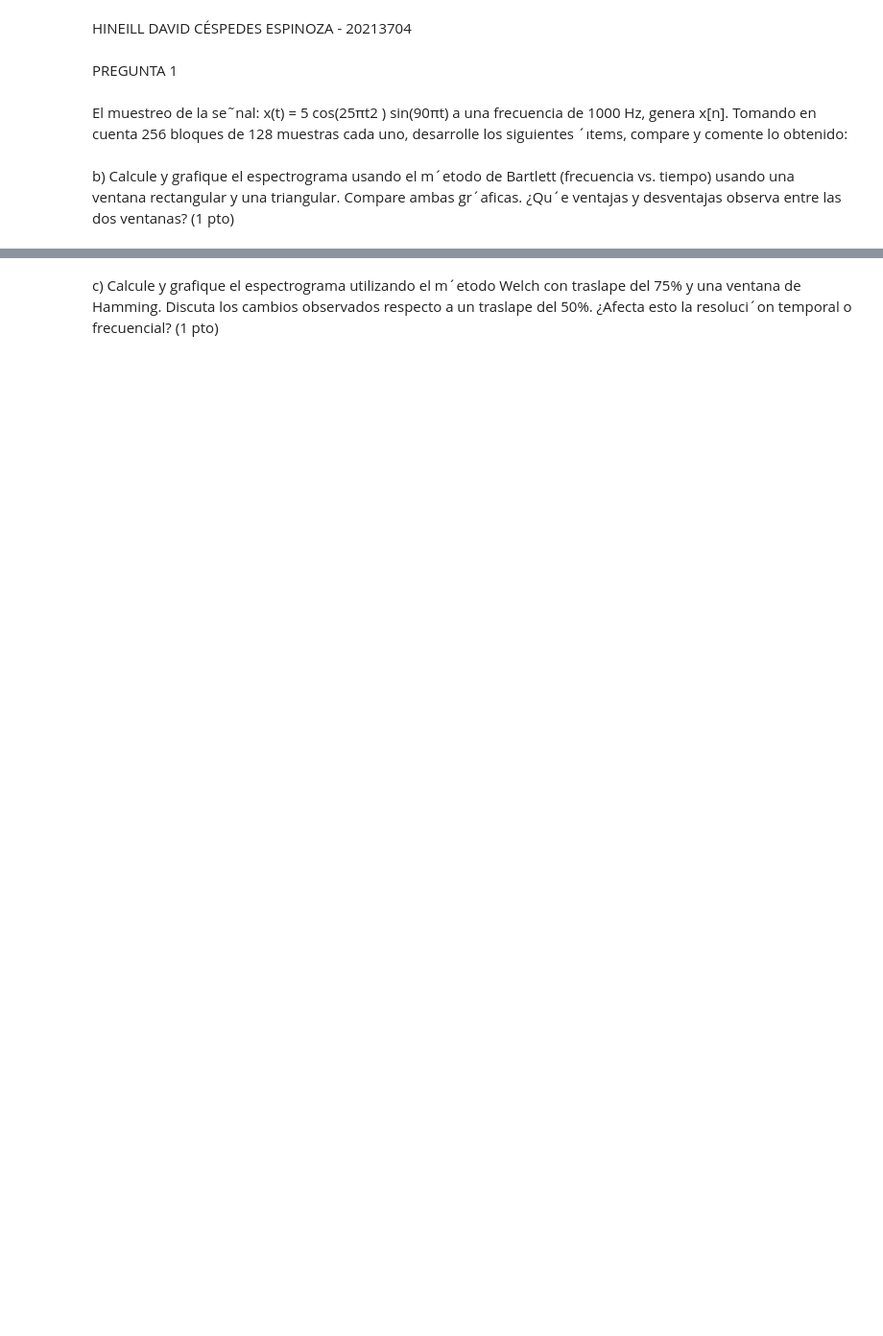
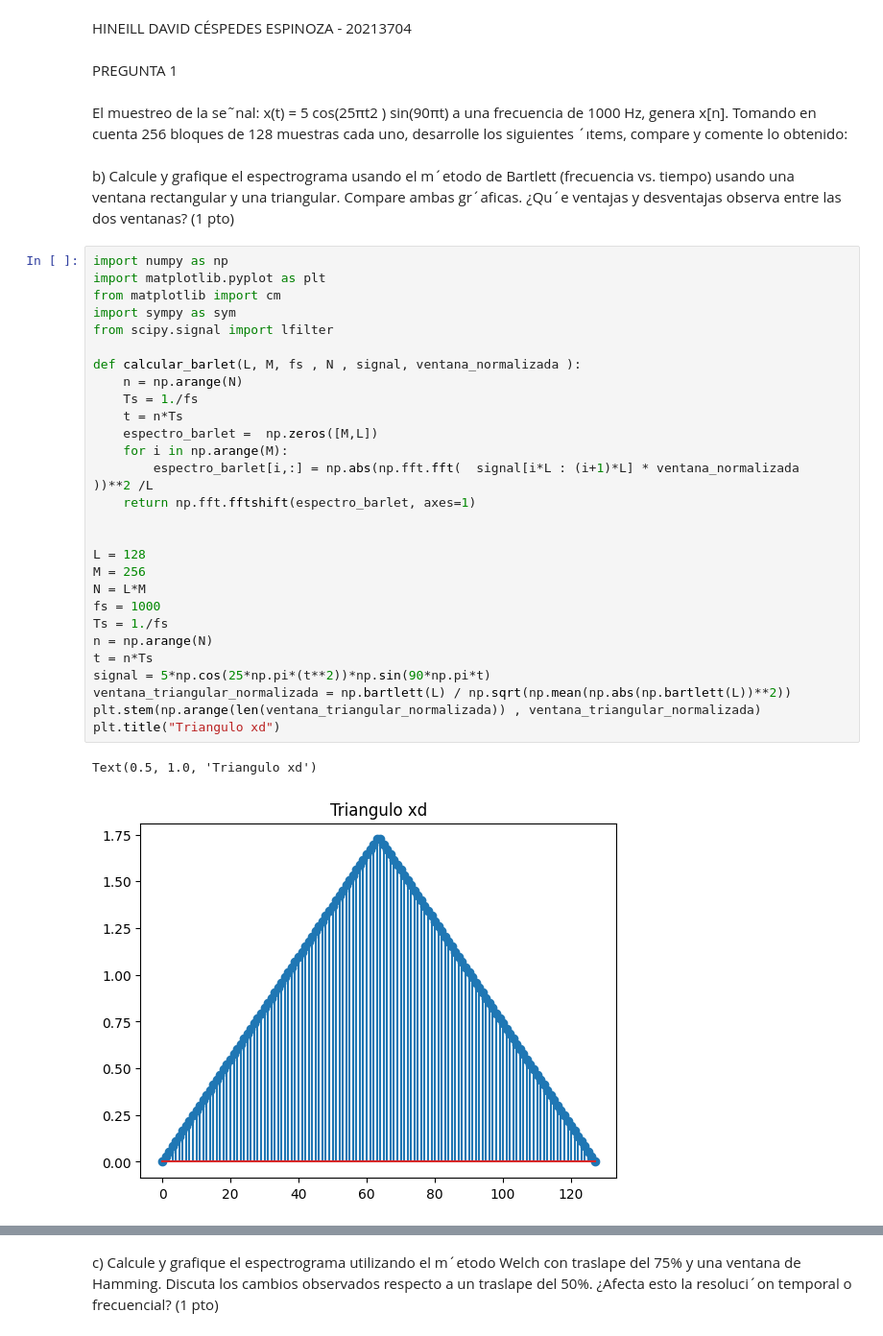
Before and after one commit to ExampleToFollow/PracticasPDS, a Jupyter notebook: Lab3/LAB3_IF_Computacional_HineillCespedes_20213704.ipynb, the cells around one changed output, grey strips where cells are left out. Shown at 96% size. Saved outputs shown, nothing was run; the diff lists cells and outputs as text; blank space fills up the shorter version.

```diff
--- a/Lab3/LAB3_IF_Computacional_HineillCespedes_20213704.ipynb
+++ b/Lab3/LAB3_IF_Computacional_HineillCespedes_20213704.ipynb
@@ -12,3 +12,34 @@ desarrolle los siguientes ´ıtems, compare y comente lo obtenido:
 b) Calcule y grafique el espectrograma usando el m´etodo de Bartlett (frecuencia vs. tiempo) usando una
 ventana rectangular y una triangular. Compare ambas gr´aficas. ¿Qu´e ventajas y desventajas observa
 entre las dos ventanas? (1 pto)
+# %%
+import numpy as np
+import matplotlib.pyplot as plt
+from matplotlib import cm
+import sympy as sym
+from scipy.signal import lfilter
+
+def calcular_barlet(L, M, fs , N , signal, ventana_normalizada ):
+    n = np.arange(N)
+    Ts = 1./fs
+    t = n*Ts
+    espectro_barlet =  np.zeros([M,L])
+    for i in np.arange(M):
+        espectro_barlet[i,:] = np.abs(np.fft.fft(  signal[i*L : (i+1)*L] * ventana_normalizada  ))**2 /L
+    return np.fft.fftshift(espectro_barlet, axes=1)
+
+
+L = 128
+M = 256
+N = L*M
+fs = 1000
+Ts = 1./fs
+n = np.arange(N)
+t = n*Ts
+signal = 5*np.cos(25*np.pi*(t**2))*np.sin(90*np.pi*t)
+ventana_triangular_normalizada = np.bartlett(L) / np.sqrt(np.mean(np.abs(np.bartlett(L))**2))
+plt.stem(np.arange(len(ventana_triangular_normalizada)) , ventana_triangular_normalizada)
+plt.title("Triangulo xd")
+# %% [output]
+Text(0.5, 1.0, 'Triangulo xd')
+[figure, added]
```
Also changed, not shown: parts of 5 cells of this notebook, 1 other file.
